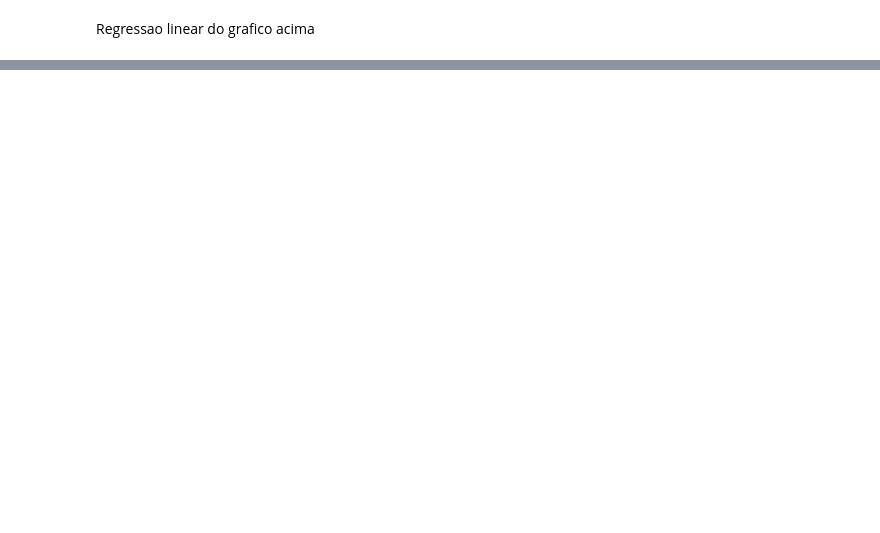
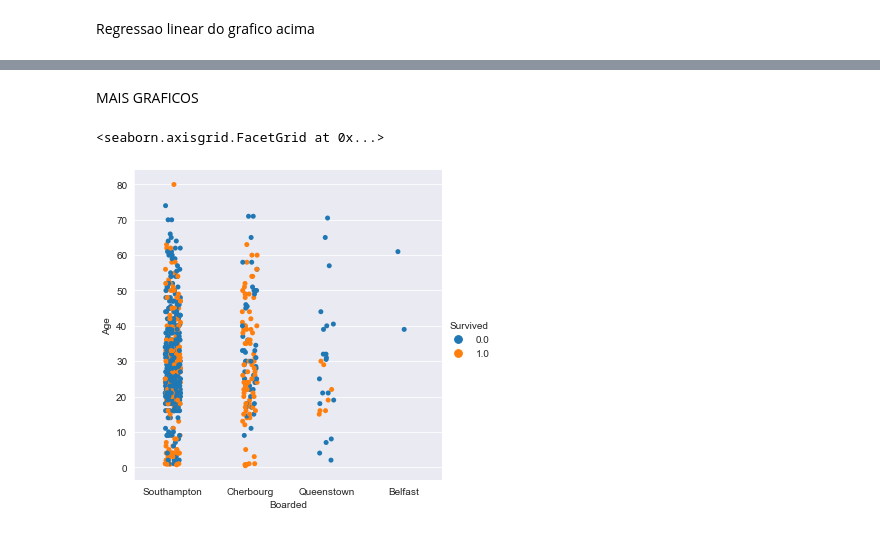
Before and after one commit to REIS0/Tratamento-de-dados, a Jupyter notebook: tratamento.ipynb, the cells around one changed output, grey strips where cells are left out. Cells and saved outputs as stored; diff of their text form; code cells hidden in the pictures; blank space fills up the shorter version.

Commit message:
GRAFICOS

```diff
--- a/tratamento.ipynb
+++ b/tratamento.ipynb
@@ -86,0 +86,7 @@ sns.regplot(x='Age', y='Fare', data=df)   # nao sei exatamente o que fazer com i
+# %% [markdown]
+MAIS GRAFICOS
+# %%
+sns.catplot(x='Boarded', y='Age', hue='Survived', data=df)
+# %% [output]
+<seaborn.axisgrid.FacetGrid at 0x...>
+[figure, added]
```
Also changed, not shown: parts of 6 cells of this notebook.
